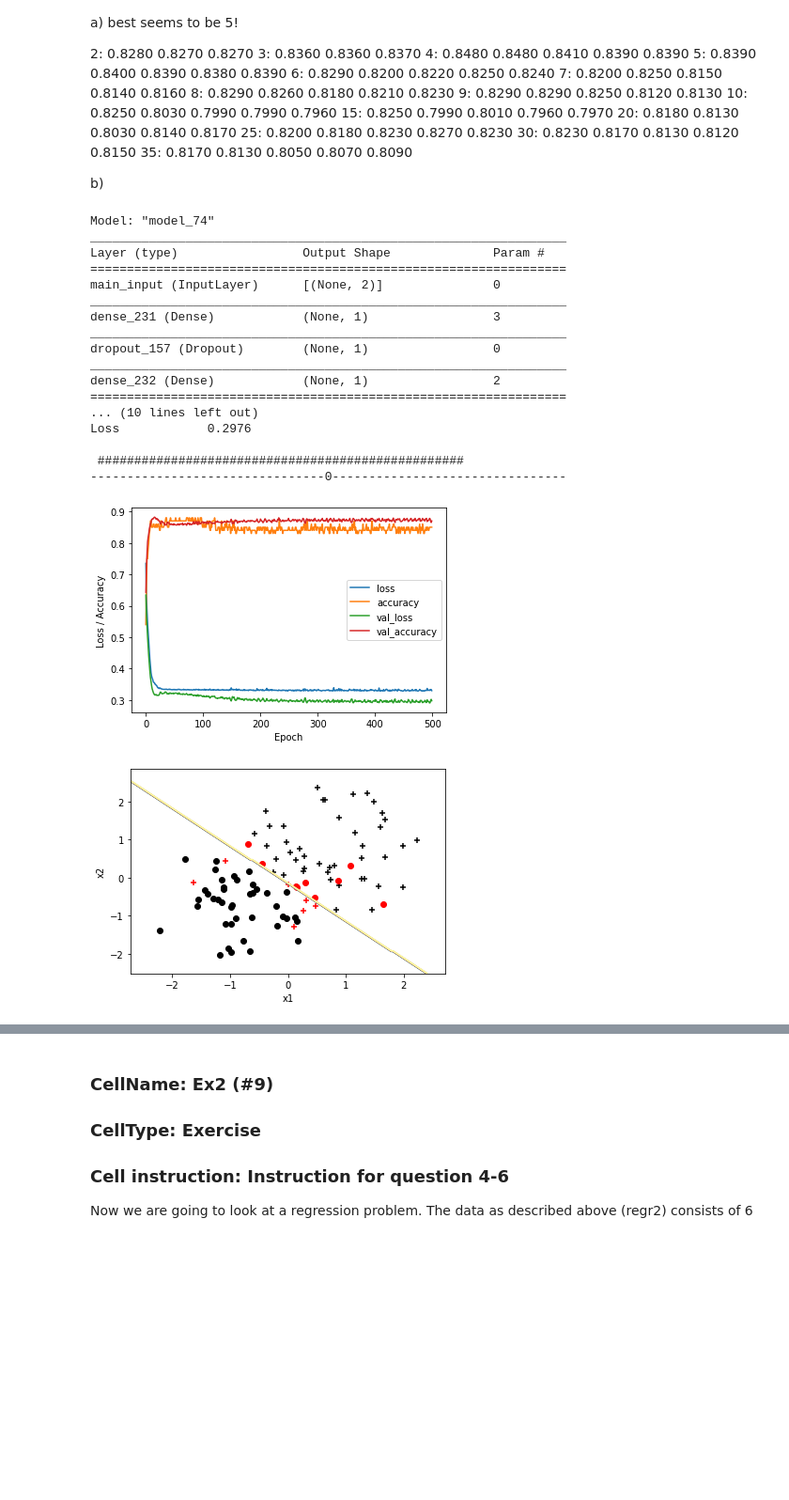
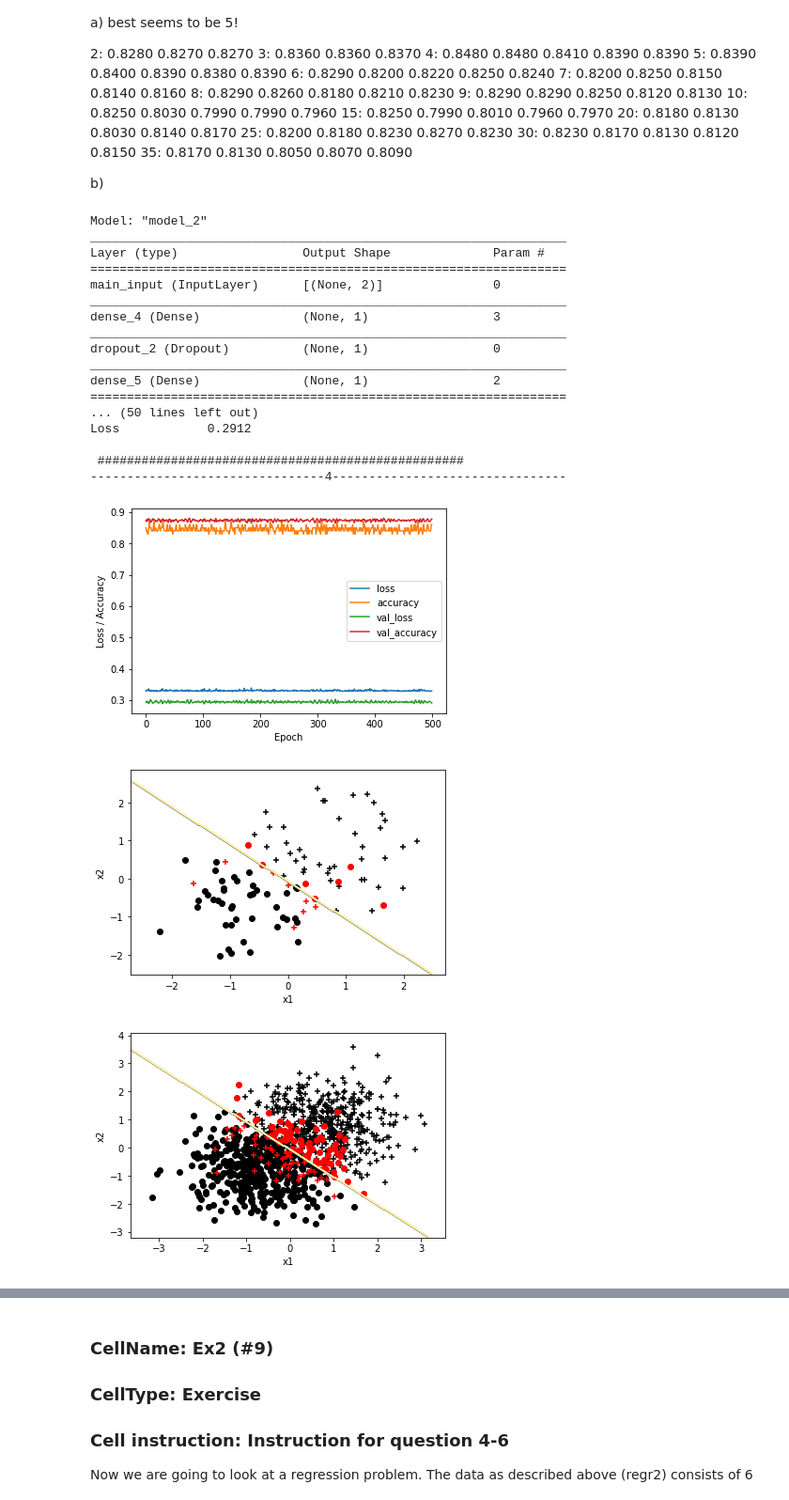
Before and after one commit to GitThisJoel/ann-and-dl, a Jupyter notebook: lab2/lab2.ipynb, the cells around one changed output, grey strips where cells are left out. Shown: that part at 94% size. Drawn from its saved outputs; the diff is of its cells as text; code cells hidden in the pictures; blank space fills up the shorter version.

```diff
--- a/lab2/lab2.ipynb
+++ b/lab2/lab2.ipynb
@@ -642,7 +642,7 @@ model_ex1 = mlp(**INPUT)
 model_ex1.summary()
 
 # Train the model
-for i in range(1):
+for i in range(5):
     estimator_ex1 = model_ex1.fit(x_trn, d_trn,
                           epochs = 500,
                           validation_data=(x_val, d_val),
@@ -651,40 +651,41 @@ for i in range(1):
 
     # Call the stats function to print out statistics for classification problems
     # stats_class(x_trn, d_trn, 'Training', model_ex1)
     stats_class(x_val, d_val, 'Validation', model_ex1)
     print(f'--------------------------------{i}--------------------------------')
 
 # Training history
 plt.figure()
 plt.ylabel('Loss / Accuracy')
 plt.xlabel('Epoch')
 for k in estimator_ex1.history.keys():
     plt.plot(estimator_ex1.history[k], label = k)
 plt.legend(loc='best')
 plt.show()
 
 # Show the decision boundary for the training dataset
 decision_b(x_trn, d_trn, model_ex1)
 
 # If you uncomment this one you will see how the decsion boundary is with respect to the validation data
-#decision_b(x_val, d_val)
+decision_b(x_val, d_val, model_ex1)
 # %% [output]
-Model: "model_74"
+Model: "model_2"
 _________________________________________________________________
 Layer (type)                 Output Shape              Param #
 =================================================================
 main_input (InputLayer)      [(None, 2)]               0
 _________________________________________________________________
-dense_231 (Dense)            (None, 1)                 3
+dense_4 (Dense)              (None, 1)                 3
 _________________________________________________________________
-dropout_157 (Dropout)        (None, 1)                 0
+dropout_2 (Dropout)          (None, 1)                 0
 _________________________________________________________________
-dense_232 (Dense)            (None, 1)                 2
+dense_5 (Dense)              (None, 1)                 2
 =================================================================
-... (10 lines left out)
-Loss            0.2976
+... (50 lines left out)
+Loss            0.2912
 
  ##################################################
---------------------------------0--------------------------------
+--------------------------------4--------------------------------
-[figure, old version]
+[figure, new version]
-[figure, old version]
+[figure, new version]
+[figure, added]
```
Also changed, not shown: parts of 5 cells of this notebook.
